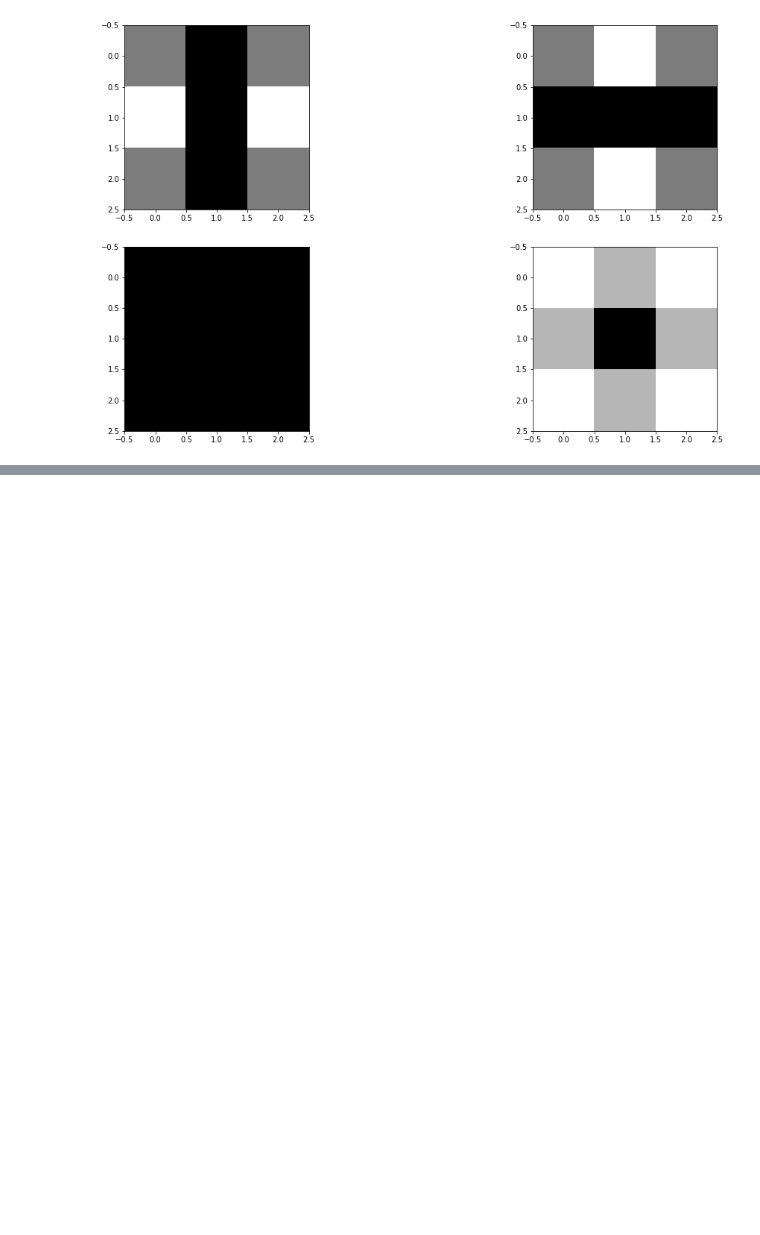
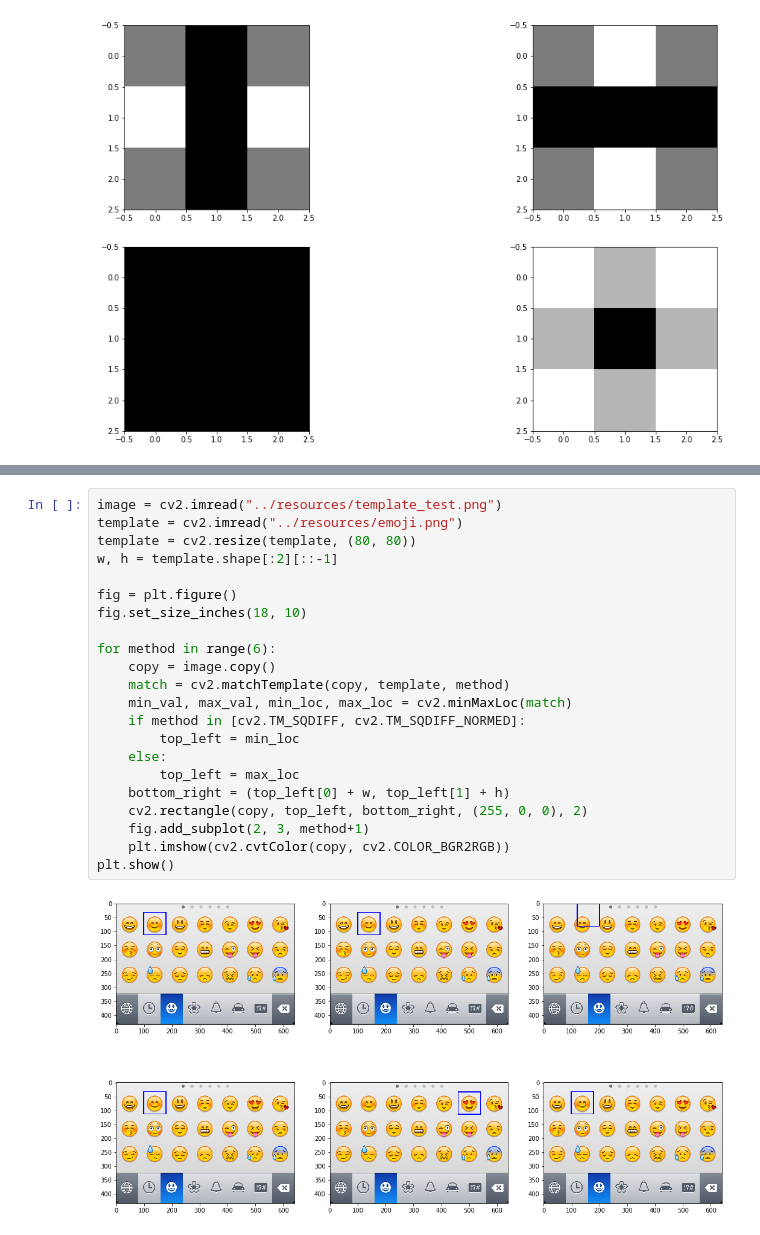
Before and after one commit to mananpal1997/Practical-OpenCV-Guide, a Jupyter notebook: OpenCV_Brief_Guide/4_MathematicalTransforms.ipynb, the cells around one changed output, grey strips where cells are left out. Saved outputs shown, nothing was run; the diff lists cells and outputs as text; blank space fills up the shorter version.

```diff
--- a/OpenCV_Brief_Guide/4_MathematicalTransforms.ipynb
+++ b/OpenCV_Brief_Guide/4_MathematicalTransforms.ipynb
@@ -86,0 +160,24 @@ plt.show()
+# %%
+image = cv2.imread("../resources/template_test.png")
+template = cv2.imread("../resources/emoji.png")
+template = cv2.resize(template, (80, 80))
+w, h = template.shape[:2][::-1]
+
+fig = plt.figure()
+fig.set_size_inches(18, 10)
+
+for method in range(6):
+    copy = image.copy()
+    match = cv2.matchTemplate(copy, template, method)
+    min_val, max_val, min_loc, max_loc = cv2.minMaxLoc(match)
+    if method in [cv2.TM_SQDIFF, cv2.TM_SQDIFF_NORMED]:
+        top_left = min_loc
+    else:
+        top_left = max_loc
+    bottom_right = (top_left[0] + w, top_left[1] + h)
+    cv2.rectangle(copy, top_left, bottom_right, (255, 0, 0), 2)
+    fig.add_subplot(2, 3, method+1)
+    plt.imshow(cv2.cvtColor(copy, cv2.COLOR_BGR2RGB))
+plt.show()
+# %% [output]
+[figure, added]
```
Also changed, not shown: parts of 4 cells of this notebook, 5 other files.
